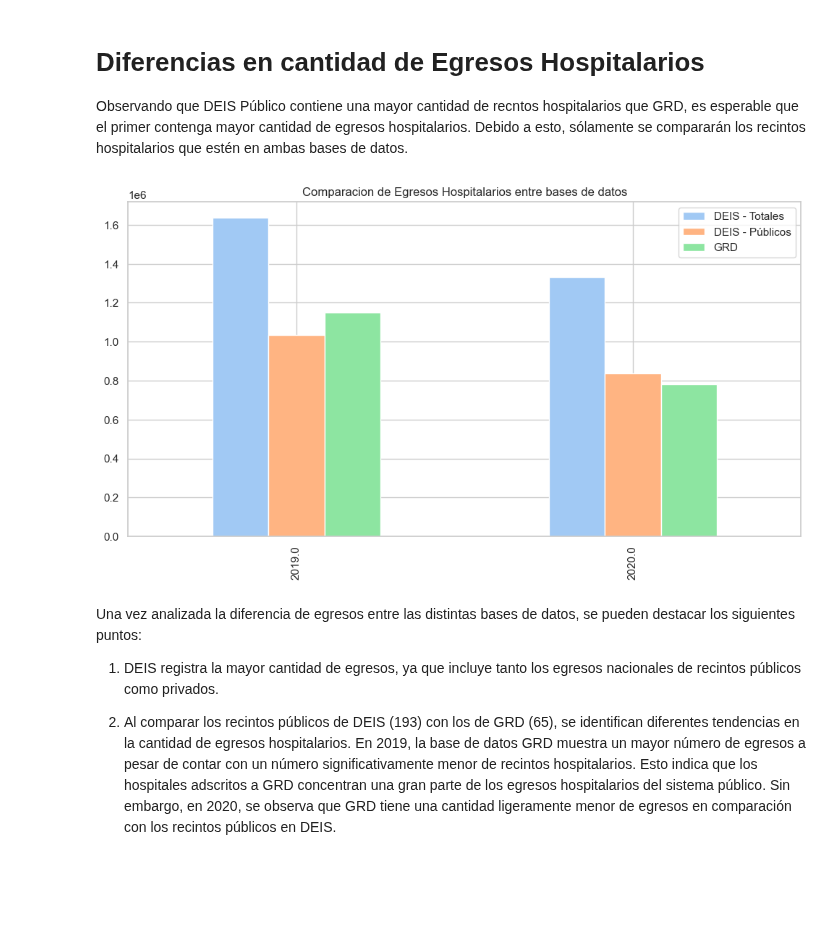
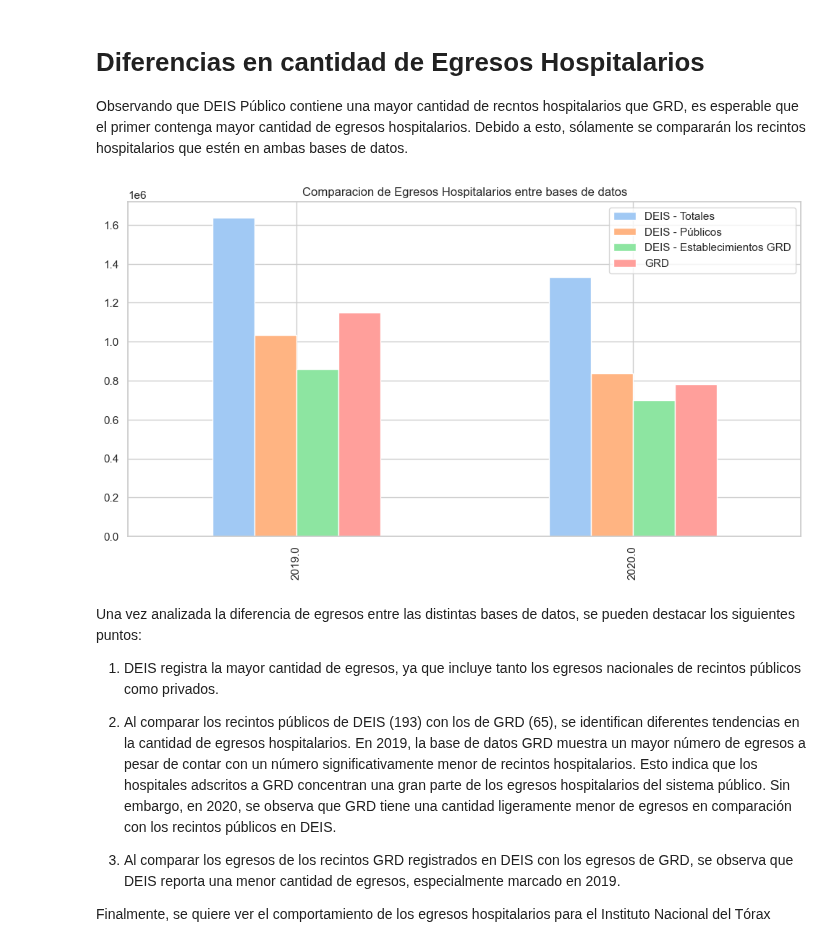
Before and after one commit to JavierRojas14/grd, a Jupyter notebook: notebooks/6.0-jrb-comparison-of-discharges-grd-and-deis.ipynb, the cells around one changed output. Saved outputs shown, nothing was run; the diff lists cells and outputs as text; code cells hidden in the pictures; blank space fills up the shorter version.

```diff
--- a/notebooks/6.0-jrb-comparison-of-discharges-grd-and-deis.ipynb
+++ b/notebooks/6.0-jrb-comparison-of-discharges-grd-and-deis.ipynb
@@ -40,7 +40,20 @@ ranking_egresos_publicos_deis = ranking_egresos_nacionales_deis.dropna(
     subset="ranking_publicos_n_egresos"
 ).copy()
 
+# Solo deja los establecimientos GRD que estan en DEIS
+ranking_egresos_grd_deis = ranking_egresos_nacionales_deis.dropna(
+    subset="ranking_grd_n_egresos"
+).copy()
+
+# Obtiene los egresos DEIS del Torax
+ranking_egresos_torax_deis = ranking_egresos_nacionales_deis.query(
+    "ESTABLECIMIENTO_SALUD == 112103"
+).copy()
+
 # Lee ranking de egresos GRD
 ranking_egresos_nacionales_grd = pl.read_csv(
     "../data/interim/ranking_nacionales_egresos_grd.csv", separator=";"
 ).to_pandas()
+
+# Obtiene los egresos GRD del Torax
+ranking_egresos_torax_grd = ranking_egresos_nacionales_grd.query("COD_HOSPITAL == 112103").copy()
@@ -165,22 +98,27 @@ Observando que DEIS Público contiene una mayor cantidad de recntos hospitalario
 # Calcula egresos para cada base de datos
 egresos_nacionales_deis = ranking_egresos_nacionales_deis.groupby("ANO_EGRESO")["n_egresos"].sum()
 egresos_publicos_deis = ranking_egresos_publicos_deis.groupby("ANO_EGRESO")["n_egresos"].sum()
+egresos_grd_deis = ranking_egresos_grd_deis.groupby("ANO_EGRESO")["n_egresos"].sum()
 egresos_grd = ranking_egresos_nacionales_grd.groupby("ANIO_EGRESO")["n_egresos"].sum()
 
 # Une el calculo de egresos
 comparacion_egresos = pd.concat(
-    [egresos_nacionales_deis, egresos_publicos_deis, egresos_grd], axis=1
+    [egresos_nacionales_deis, egresos_publicos_deis, egresos_grd_deis, egresos_grd], axis=1
 ).dropna()
 # %%
 axis = comparacion_egresos.plot(kind="bar")
-axis.legend(["DEIS - Totales", "DEIS - Públicos", "GRD"])
+axis.legend(["DEIS - Totales", "DEIS - Públicos", "DEIS - Establecimientos GRD", "GRD"])
 plt.title("Comparacion de Egresos Hospitalarios entre bases de datos")
 plt.show()
 # %% [output]
-[figure, old version]
+[figure, new version]
 # %% [markdown]
 Una vez analizada la diferencia de egresos entre las distintas bases de datos, se pueden destacar los siguientes puntos:
 
 1. DEIS registra la mayor cantidad de egresos, ya que incluye tanto los egresos nacionales de recintos públicos como privados.
 
 2. Al comparar los recintos públicos de DEIS (193) con los de GRD (65), se identifican diferentes tendencias en la cantidad de egresos hospitalarios. En 2019, la base de datos GRD muestra un mayor número de egresos a pesar de contar con un número significativamente menor de recintos hospitalarios. Esto indica que los hospitales adscritos a GRD concentran una gran parte de los egresos hospitalarios del sistema público. Sin embargo, en 2020, se observa que GRD tiene una cantidad ligeramente menor de egresos en comparación con los recintos públicos en DEIS.
+
+3. Al comparar los egresos de los recintos GRD registrados en DEIS con los egresos de GRD, se observa que DEIS reporta una menor cantidad de egresos, especialmente marcado en 2019.
+
+Finalmente, se quiere ver el comportamiento de los egresos hospitalarios para el Instituto Nacional del Tórax
```
Also changed, not shown: parts of 13 cells of this notebook.
